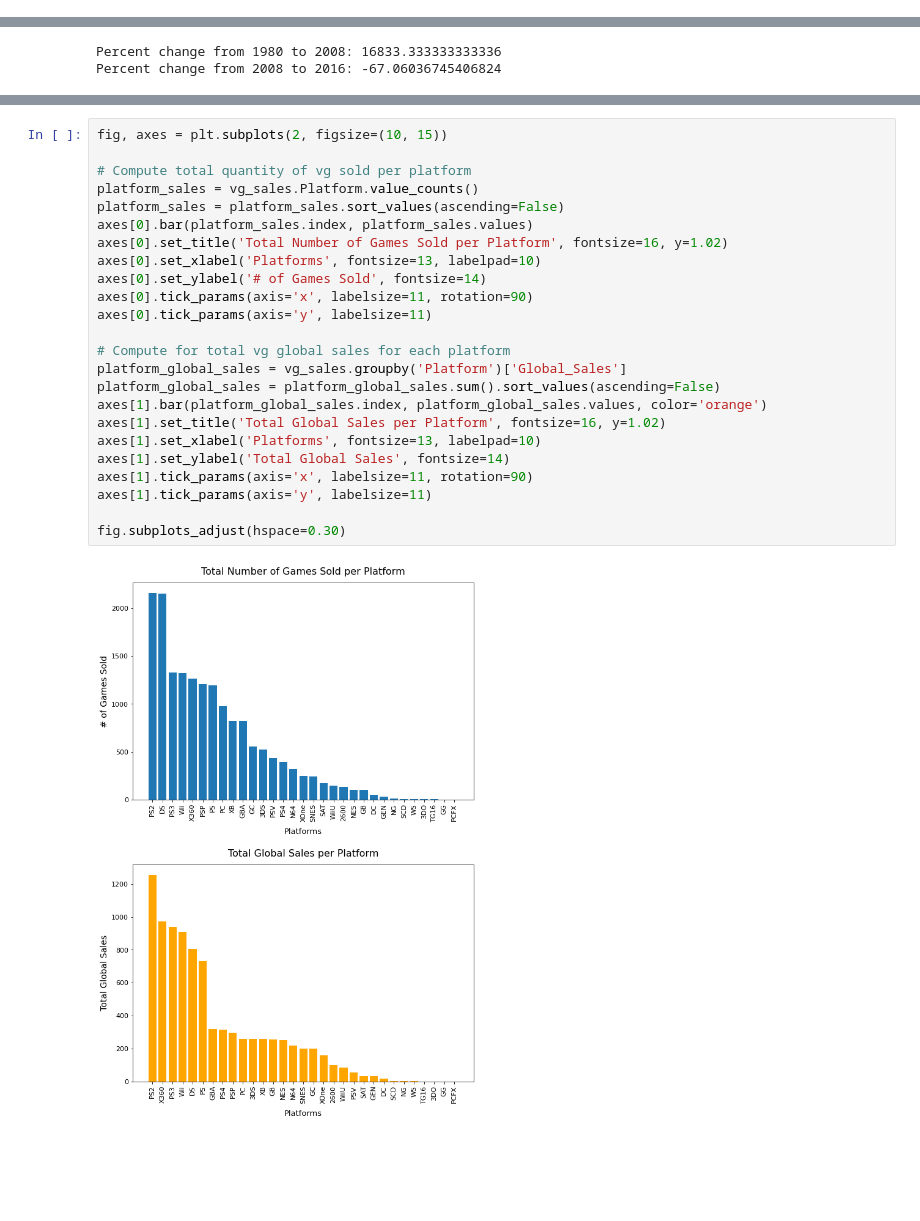
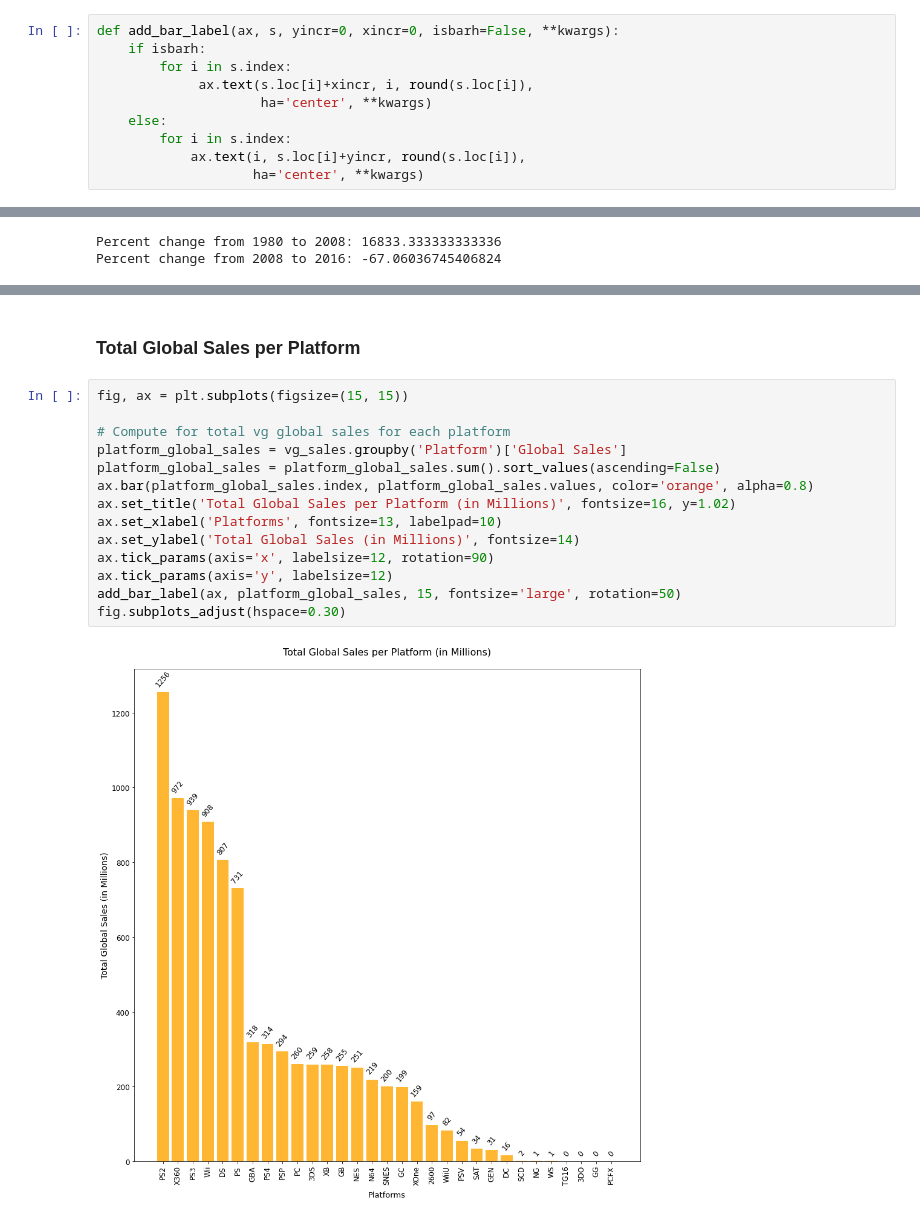
Before and after one commit to fvea/exploratory-data-analysis-video-games-sales, a Jupyter notebook: EDA on Video Games Sales.ipynb, the cells around one changed output, grey strips where cells are left out. Saved outputs shown, nothing was run; the diff lists cells and outputs as text; blank space fills up the shorter version.

```diff
--- a/EDA on Video Games Sales.ipynb
+++ b/EDA on Video Games Sales.ipynb
@@ -67,0 +66,10 @@ These are the questions that I have asked about the data:
+# %%
+def add_bar_label(ax, s, yincr=0, xincr=0, isbarh=False, **kwargs):
+    if isbarh:
+        for i in s.index:
+             ax.text(s.loc[i]+xincr, i, round(s.loc[i]),
+                     ha='center', **kwargs)
+    else:
+        for i in s.index:
+            ax.text(i, s.loc[i]+yincr, round(s.loc[i]),
+                    ha='center', **kwargs)
@@ -132,28 +143,20 @@ This graph shows which video game platforms dominated the market for a 5-year ti
 
 Here we can see that during the highest trend peak on 2005 to 2010 the top 5 modal platforms are: **Nintendo DS, Wii, PS2, PSP, and X360.**
+# %% [markdown]
+### Total Global Sales per Platform
 # %%
-fig, axes = plt.subplots(2, figsize=(10, 15))
-
-# Compute total quantity of vg sold per platform
-platform_sales = vg_sales.Platform.value_counts()
-platform_sales = platform_sales.sort_values(ascending=False)
-axes[0].bar(platform_sales.index, platform_sales.values)
-axes[0].set_title('Total Number of Games Sold per Platform', fontsize=16, y=1.02)
-axes[0].set_xlabel('Platforms', fontsize=13, labelpad=10)
-axes[0].set_ylabel('# of Games Sold', fontsize=14)
-axes[0].tick_params(axis='x', labelsize=11, rotation=90)
-axes[0].tick_params(axis='y', labelsize=11)
+fig, ax = plt.subplots(figsize=(15, 15))
 
 # Compute for total vg global sales for each platform
-platform_global_sales = vg_sales.groupby('Platform')['Global_Sales']
+platform_global_sales = vg_sales.groupby('Platform')['Global Sales']
 platform_global_sales = platform_global_sales.sum().sort_values(ascending=False)
-axes[1].bar(platform_global_sales.index, platform_global_sales.values, color='orange')
-axes[1].set_title('Total Global Sales per Platform', fontsize=16, y=1.02)
-axes[1].set_xlabel('Platforms', fontsize=13, labelpad=10)
-axes[1].set_ylabel('Total Global Sales', fontsize=14)
-axes[1].tick_params(axis='x', labelsize=11, rotation=90)
-axes[1].tick_params(axis='y', labelsize=11)
-
+ax.bar(platform_global_sales.index, platform_global_sales.values, color='orange', alpha=0.8)
+ax.set_title('Total Global Sales per Platform (in Millions)', fontsize=16, y=1.02)
+ax.set_xlabel('Platforms', fontsize=13, labelpad=10)
+ax.set_ylabel('Total Global Sales (in Millions)', fontsize=14)
+ax.tick_params(axis='x', labelsize=12, rotation=90)
+ax.tick_params(axis='y', labelsize=12)
+add_bar_label(ax, platform_global_sales, 15, fontsize='large', rotation=50)
 fig.subplots_adjust(hspace=0.30)
 # %% [output]
-[figure, old version]
+[figure, new version]
```
Also changed, not shown: parts of 26 cells of this notebook.
